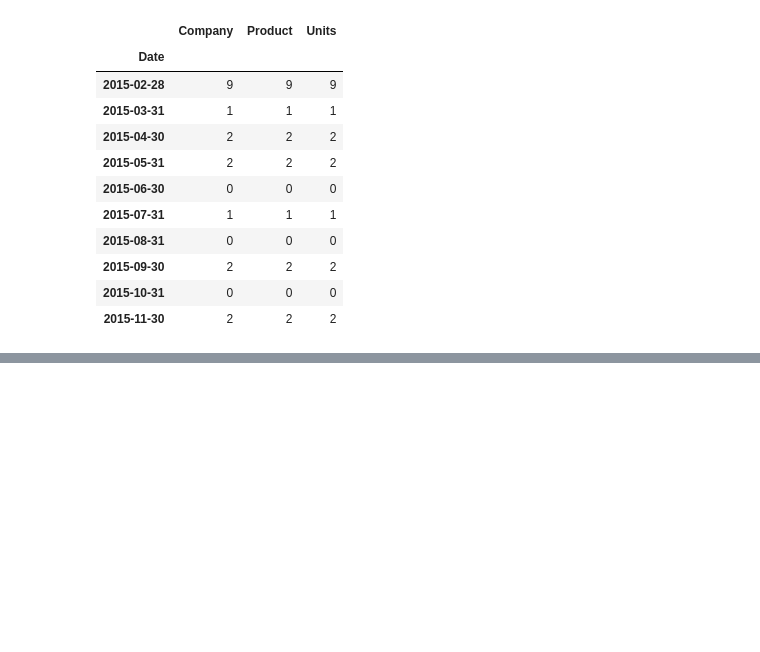
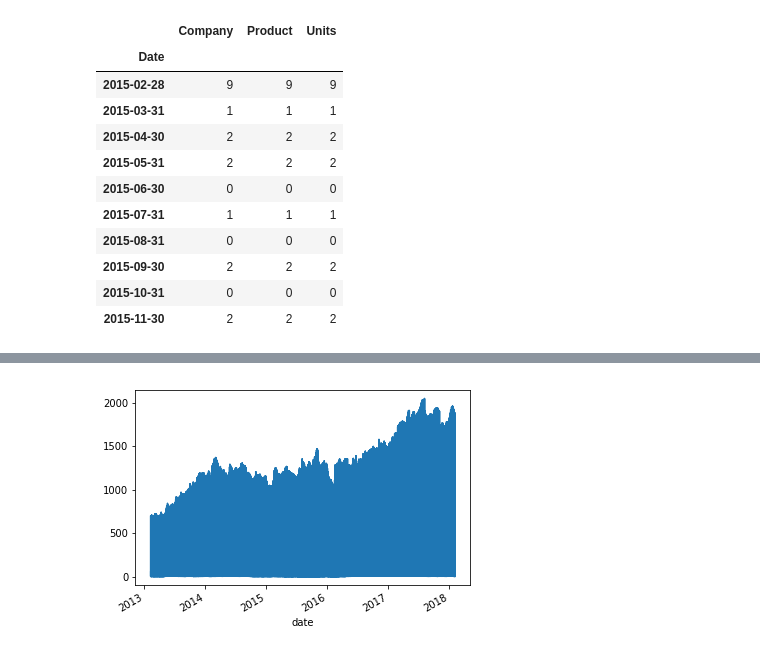
Before and after one commit to SANYAM1996/scatter-plotter, a Jupyter notebook: pandas_foundation.ipynb, the cells around one changed output, grey strips where cells are left out. Cells and saved outputs as stored; diff of their text form; code cells hidden in the pictures; blank space fills up the shorter version.

Commit message:
added some graphs

```diff
--- a/pandas_foundation.ipynb
+++ b/pandas_foundation.ipynb
@@ -621,0 +669,3 @@ df.resample('M').count()
+# %%
+data = pd.read_csv('all_stocks_5yr.csv',parse_dates=True,index_col = 'date')
+data
@@ -621,0 +692,5 @@ df.resample('M').count()
+# %%
+data['close'].plot()
+plt.show()
+# %% [output]
+[figure, added]
```
Also changed, not shown: parts of 13 cells of this notebook.
